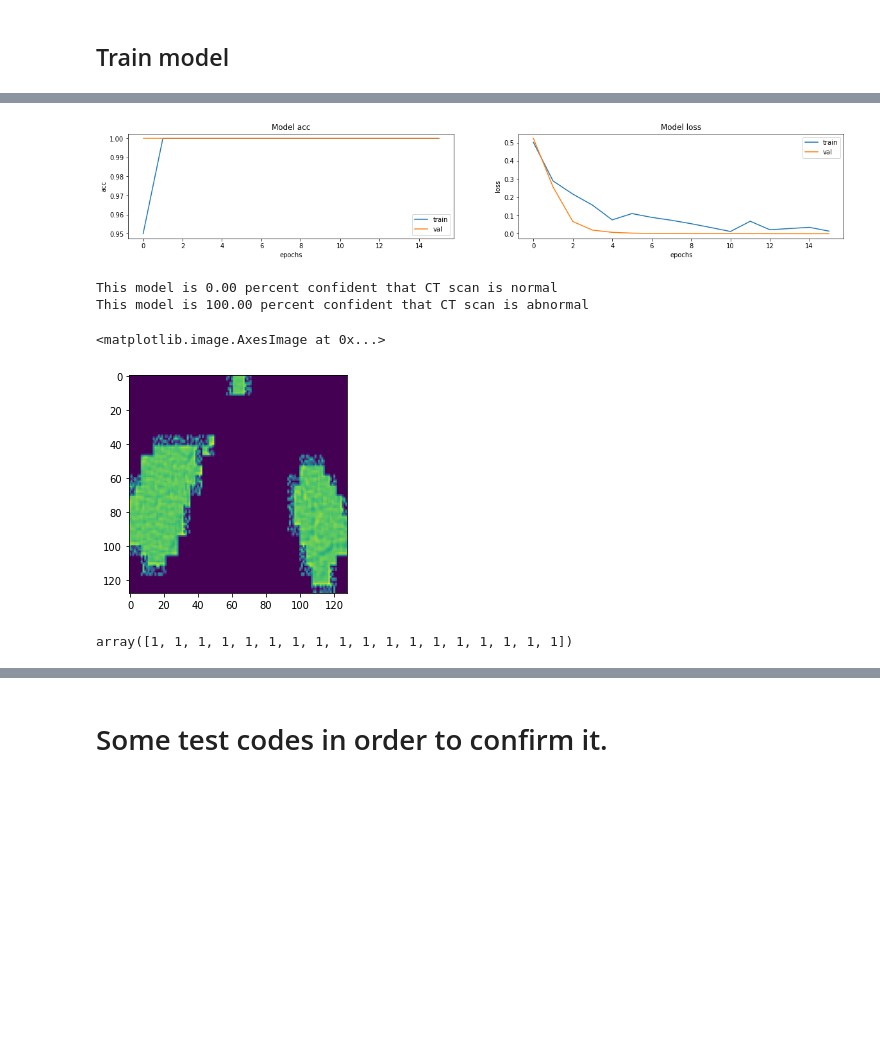
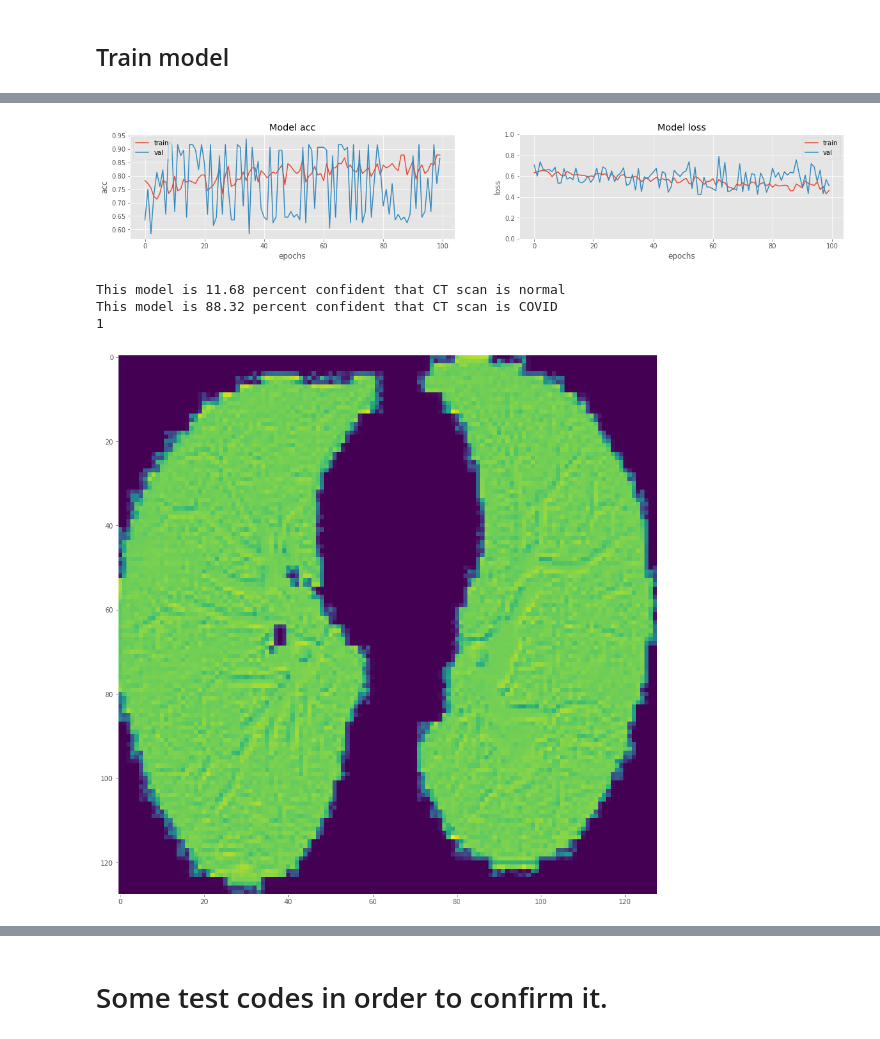
Before and after one commit to ErickMM98/covid-ct-network-analysis, a Jupyter notebook: own_3D_mfdfa_image_classification_Keras.ipynb, the cells around one changed output, grey strips where cells are left out. Saved outputs shown, nothing was run; the diff lists cells and outputs as text; code cells hidden in the pictures; blank space fills up the shorter version.

```diff
--- a/own_3D_mfdfa_image_classification_Keras.ipynb
+++ b/own_3D_mfdfa_image_classification_Keras.ipynb
@@ -115,21 +128,26 @@ for patid in tqdm(os.listdir(foo_path)):
 # %%
 #@title Split data: Train and test datasets
-
-limit_split = 20
 
 normal_ct = np.array(array_normal_images).transpose(0,2,3,1).astype(np.float32)
 covid_ct = np.array(array_covid_images).transpose(0,2,3,1).astype(np.float32)
 
-
-
 normal_labels = np.array( array_normal_target )
 covid_labels = np.array( array_covid_target )
 
+#print(len(normal_labels))
+max_sample = np.min( ( len(normal_labels), len(covid_labels) ))
+limit_split = int( max_sample * (2/3) )
+print(max_sample)
+
+
 x_train = np.concatenate((covid_ct[:limit_split], normal_ct[:limit_split]), axis=0)
 y_train = np.concatenate((covid_labels[:limit_split], normal_labels[:limit_split]), axis=0)
-x_val = np.concatenate((covid_ct[limit_split:], normal_ct[limit_split:]), axis=0)
-y_val = np.concatenate((covid_labels[limit_split:], normal_labels[limit_split:]), axis=0)
+x_val = np.concatenate((covid_ct[limit_split:max_sample], normal_ct[limit_split:max_sample]), axis=0)
+y_val = np.concatenate((covid_labels[limit_split:max_sample], normal_labels[limit_split:max_sample]), axis=0)
 
+#print(limit_split)
+#print(x_train.shape)
+#print(covid_ct.shape)
 #fig, ax = plt.subplots()
 #ax.imshow(covid_ct[0][:, :, 5] )
 #ax.hist(normal_ct[0][:, :, 5].ravel() )
@@ -226,10 +249,11 @@ def get_model(width=128, height=128, depth=64):
     x = layers.BatchNormalization()(x)
 
     x = layers.GlobalAveragePooling3D()(x)
-    x = layers.Dense(units=512, activation="relu")(x)
+    x = layers.Dense(units=512, activation="relu", kernel_regularizer=regularizers.l1_l2(l1=0.01, l2=0.01) )(x)
     x = layers.Dropout(0.3)(x)
 
-    outputs = layers.Dense(units=1, activation="sigmoid")(x)
+    outputs = layers.Dense(units=1,kernel_regularizer=regularizers.l1_l2(l1=0.01, l2=0.01),
+                           activation="sigmoid")(x)
 
     # Define the model.
     model = keras.Model(inputs, outputs, name="3dcnn")
@@ -262,6 +286,7 @@ _________________________________________________________________
 # %%
 # Compile model.
 initial_learning_rate = 0.0001
+#initial_learning_rate = 0.0125
 lr_schedule = keras.optimizers.schedules.ExponentialDecay(
     initial_learning_rate, decay_steps=100000, decay_rate=0.96, staircase=True
 )
@@ -278,13 +303,13 @@ checkpoint_cb = keras.callbacks.ModelCheckpoint(
 early_stopping_cb = keras.callbacks.EarlyStopping(monitor="val_acc", patience=15)
 
 # Train the model, doing validation at the end of each epoch
-epochs = 100
+epochs = 300
 model.fit(
     train_dataset,
     validation_data=validation_dataset,
     epochs=epochs,
     shuffle=True,
     verbose=2,
-    callbacks=[checkpoint_cb, early_stopping_cb],
+    callbacks=[checkpoint_cb]#, early_stopping_cb],
 )
 # %% [output]
@@ -309,4 +336,5 @@ Epoch 16/100
 # %%
+plt.style.use('ggplot')
 fig, ax = plt.subplots(1, 2, figsize=(20, 3))
 ax = ax.ravel()
 
@@ -317,29 +345,33 @@ for i, metric in enumerate(["acc", "loss"]):
     ax[i].set_xlabel("epochs")
     ax[i].set_ylabel(metric)
     ax[i].legend(["train", "val"])
+    if i == 1:
+      ax[i].set_ylim([0,1])
+
+fig.savefig('resultsoverfitting')
 # %% [output]
-[figure, old version]
+[figure, new version]
 # %%
 model.load_weights("3d_image_classification.h5")
-x_val[0][:,:,1]
-prediction = model.predict(np.expand_dims(x_val[0], axis=0))[0]
+i = 10
+x_val[i][:,:,1]
+prediction = model.predict(np.expand_dims(x_val[i], axis=0))[0]
 scores = [1 - prediction[0], prediction[0]]
 
-class_names = ["normal", "abnormal"]
+class_names = ["normal", "COVID"]
 for score, name in zip(scores, class_names):
     print(
         "This model is %.2f percent confident that CT scan is %s"
         % ((100 * score), name)
     )
 
-plt.imshow(x_val[0][:,:,1])
+fig, ax = plt.subplots()
+fig.set_size_inches([15,15])
+ax.imshow(x_val[i][:,:,17])
+ax.grid(False)
+print(y_val[i])
 # %% [output]
-This model is 0.00 percent confident that CT scan is normal
-This model is 100.00 percent confident that CT scan is abnormal
+This model is 11.68 percent confident that CT scan is normal
+This model is 88.32 percent confident that CT scan is COVID
+1
-<matplotlib.image.AxesImage at 0x...>
-[figure, old version]
+[figure, new version]
-# %%
-x_val.shape
-y_val
-# %% [output]
-array([1, 1, 1, 1, 1, 1, 1, 1, 1, 1, 1, 1, 1, 1, 1, 1, 1, 1])
```
Also changed, not shown: parts of 9 cells of this notebook.
